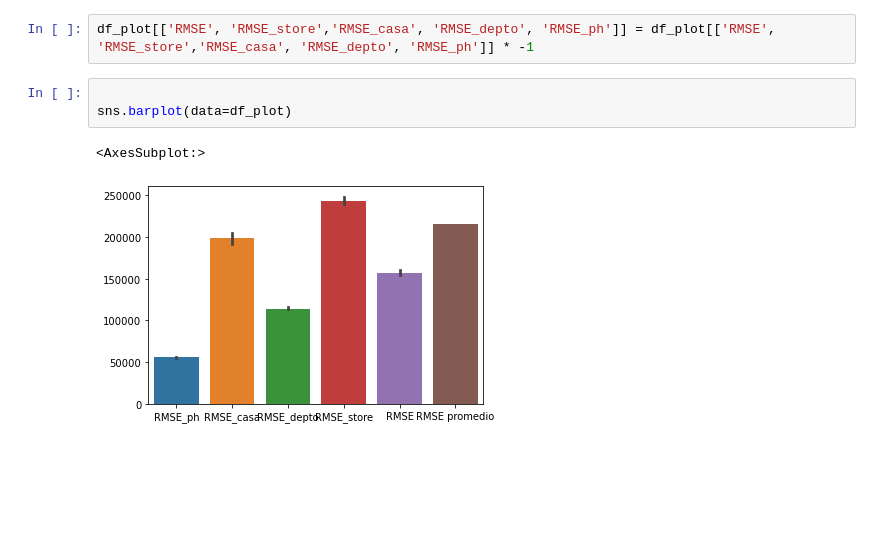
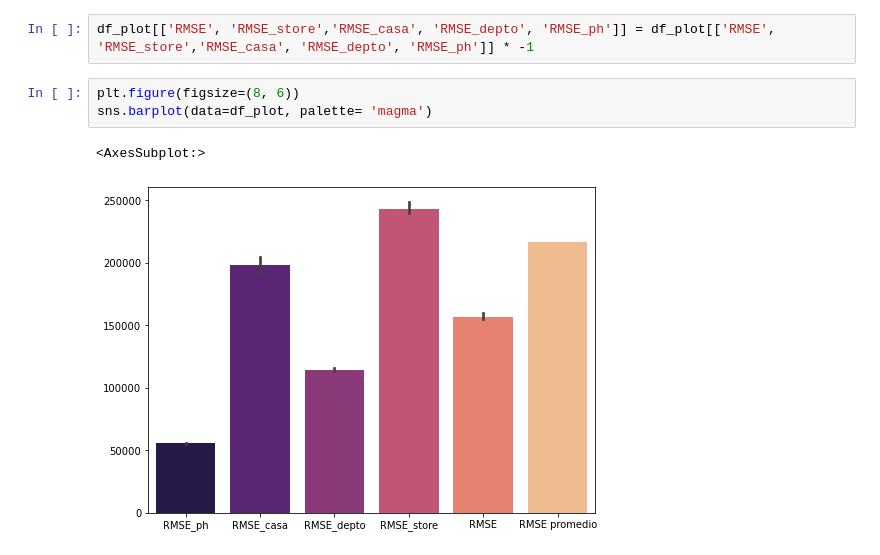
Before and after one commit to soledadh/limpieza_dataset_inmobiliario, a Jupyter notebook: regression.ipynb, the cells around one changed output. Cells and saved outputs as stored; diff of their text form; blank space fills up the shorter version.

```diff
--- a/regression.ipynb
+++ b/regression.ipynb
@@ -151,8 +149,8 @@ df_plot = pd.DataFrame(rmse_dict)
 # %%
 df_plot[['RMSE', 'RMSE_store','RMSE_casa', 'RMSE_depto', 'RMSE_ph']] = df_plot[['RMSE', 'RMSE_store','RMSE_casa', 'RMSE_depto', 'RMSE_ph']] * -1
 # %%
-
-sns.barplot(data=df_plot)
+plt.figure(figsize=(8, 6))
+sns.barplot(data=df_plot, palette= 'magma')
 # %% [output]
 <AxesSubplot:>
-[figure, old version]
+[figure, new version]
```
Also changed, not shown: parts of 6 cells of this notebook.
